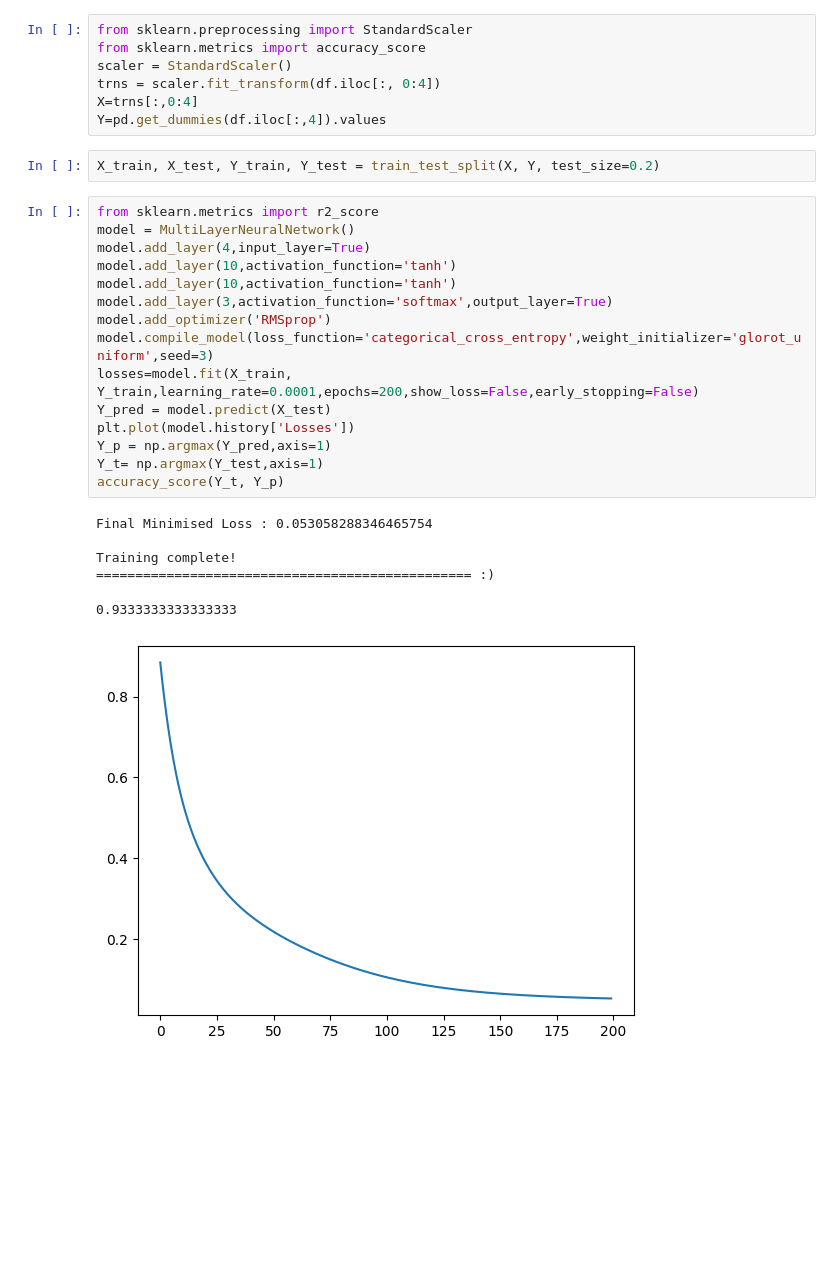
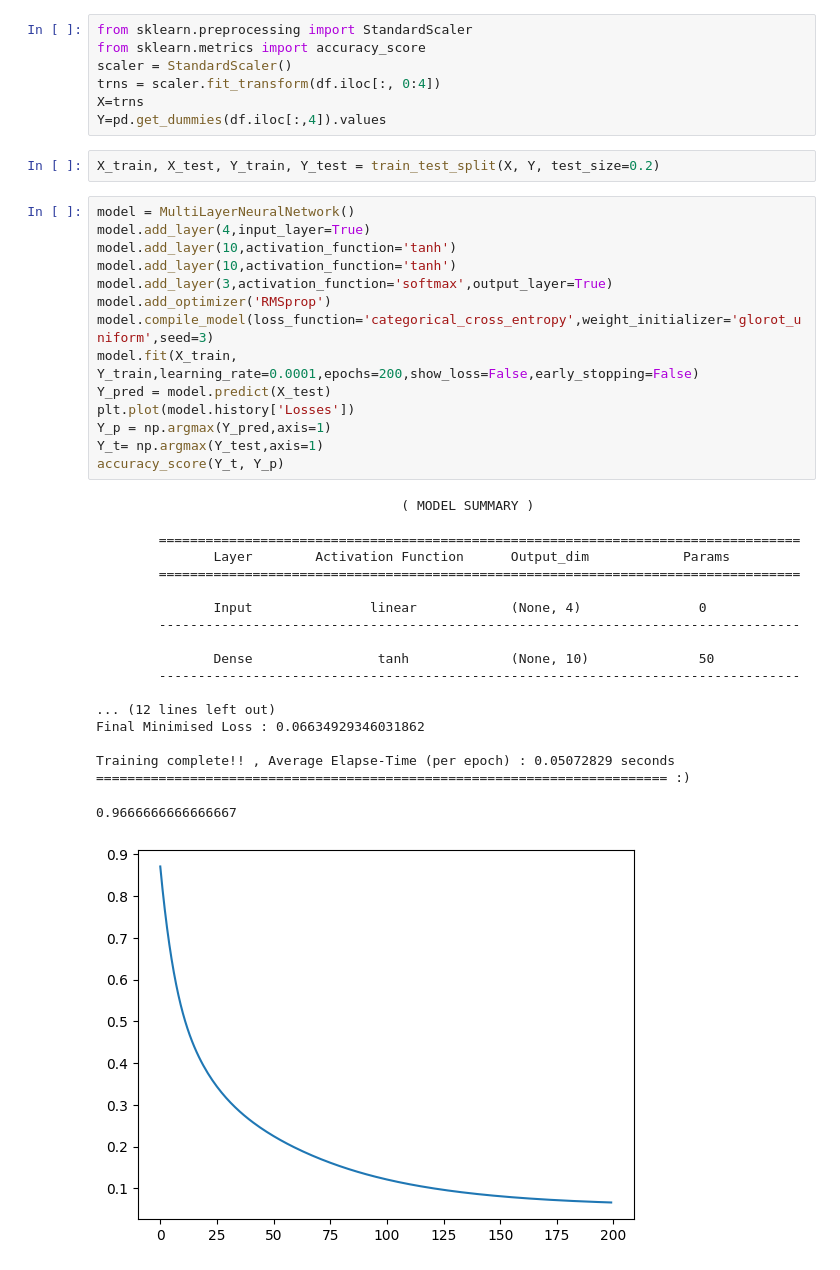
Before and after one commit to ankit869/Multilayer-Neural-Network, a Jupyter notebook: iris_test.ipynb, the cells around one changed output. Saved outputs shown, nothing was run; the diff lists cells and outputs as text; blank space fills up the shorter version.

Commit message:
output_foramtted

```diff
--- a/iris_test.ipynb
+++ b/iris_test.ipynb
@@ -31,32 +32,44 @@ from sklearn.preprocessing import StandardScaler
 from sklearn.metrics import accuracy_score
 scaler = StandardScaler()
 trns = scaler.fit_transform(df.iloc[:, 0:4])
-X=trns[:,0:4]
+X=trns
 Y=pd.get_dummies(df.iloc[:,4]).values
 # %%
 X_train, X_test, Y_train, Y_test = train_test_split(X, Y, test_size=0.2)
 # %%
-from sklearn.metrics import r2_score
 model = MultiLayerNeuralNetwork()
 model.add_layer(4,input_layer=True)
 model.add_layer(10,activation_function='tanh')
 model.add_layer(10,activation_function='tanh')
 model.add_layer(3,activation_function='softmax',output_layer=True)
 model.add_optimizer('RMSprop')
 model.compile_model(loss_function='categorical_cross_entropy',weight_initializer='glorot_uniform',seed=3)
-losses=model.fit(X_train, Y_train,learning_rate=0.0001,epochs=200,show_loss=False,early_stopping=False)
+model.fit(X_train, Y_train,learning_rate=0.0001,epochs=200,show_loss=False,early_stopping=False)
 Y_pred = model.predict(X_test)
 plt.plot(model.history['Losses'])
 Y_p = np.argmax(Y_pred,axis=1)
 Y_t= np.argmax(Y_test,axis=1)
 accuracy_score(Y_t, Y_p)
 # %% [output]
-Final Minimised Loss : 0.053058288346465754
+                                       ( MODEL SUMMARY )
 
-Training complete!
-================================================ :)
+        ==================================================================================
+               Layer        Activation Function      Output_dim            Params
+        ==================================================================================
+
+               Input               linear            (None, 4)               0
+        ----------------------------------------------------------------------------------
+
+               Dense                tanh             (None, 10)              50
+        ----------------------------------------------------------------------------------
+
+... (12 lines left out)
+Final Minimised Loss : 0.06634929346031862
+
+Training complete!! , Average Elapse-Time (per epoch) : 0.05072829 seconds
+========================================================================= :)
-0.9333333333333333
+0.9666666666666667
-[figure, old version]
+[figure, new version]
 # %%
 import tensorflow
 from tensorflow import keras
```
Also changed, not shown: parts of 4 cells of this notebook, 6 other files.
